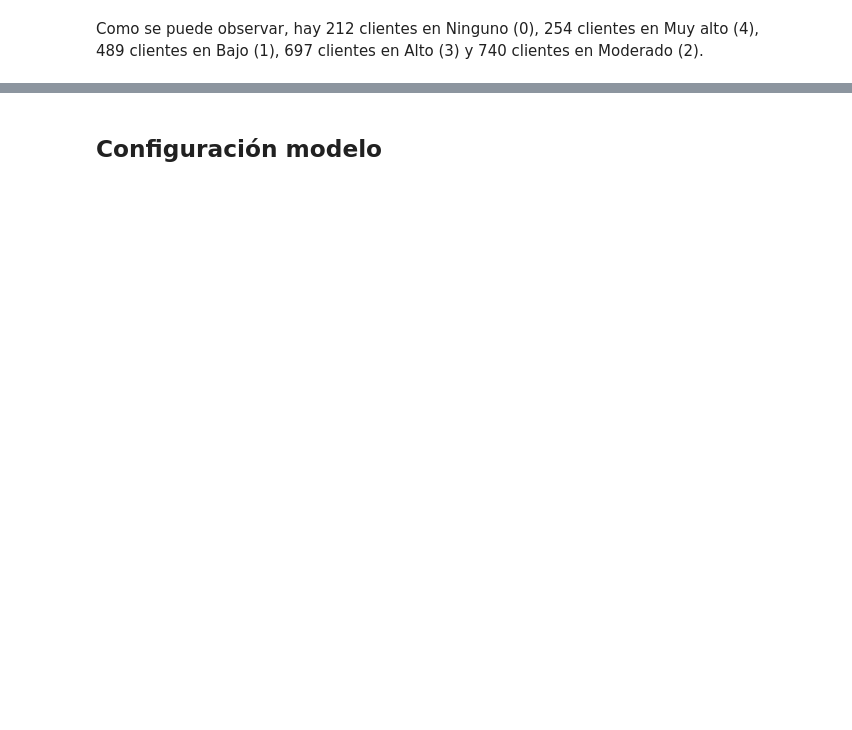
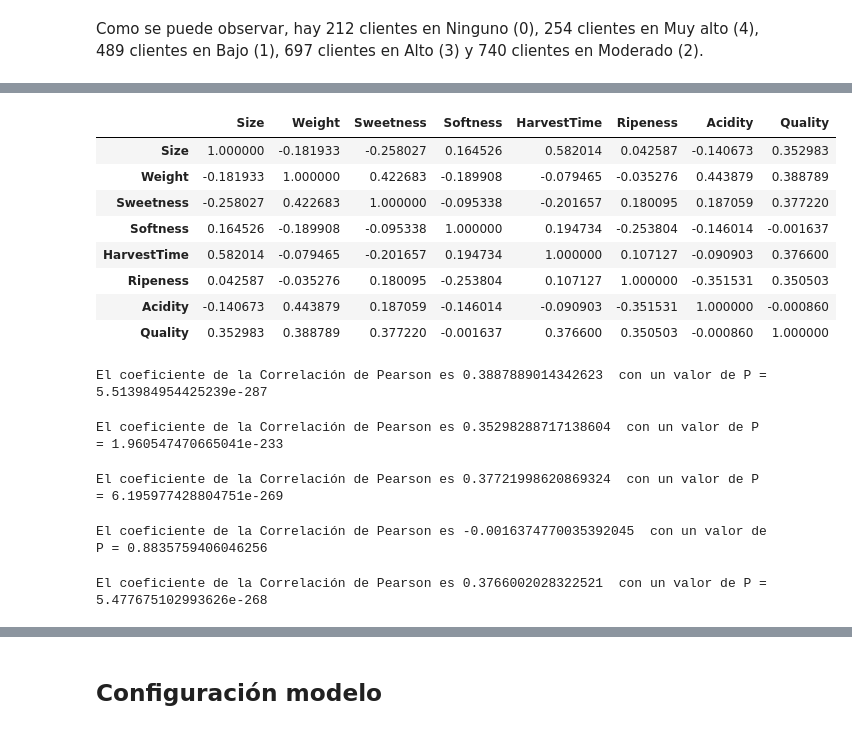
Before and after one commit to DiegoAraneda98/TPCD-Tarea-3, a Jupyter notebook: Tarea3.ipynb, the cells around one changed output, grey strips where cells are left out. Cells and saved outputs as stored; diff of their text form; code cells hidden in the pictures; blank space fills up the shorter version.

```diff
--- a/Tarea3.ipynb
+++ b/Tarea3.ipynb
@@ -142,0 +188,37 @@ df[["Absences", "GradeClass"]].corr()
+# %%
+df.corr(numeric_only=True)
+# %% [output]
+|  | Size | Weight | Sweetness | Softness | HarvestTime | Ripeness | Acidity | Quality |
+| Size | 1.000000 | -0.181933 | -0.258027 | 0.164526 | 0.582014 | 0.042587 | -0.140673 | 0.352983 |
+| Weight | -0.181933 | 1.000000 | 0.422683 | -0.189908 | -0.079465 | -0.035276 | 0.443879 | 0.388789 |
+| Sweetness | -0.258027 | 0.422683 | 1.000000 | -0.095338 | -0.201657 | 0.180095 | 0.187059 | 0.377220 |
+| Softness | 0.164526 | -0.189908 | -0.095338 | 1.000000 | 0.194734 | -0.253804 | -0.146014 | -0.001637 |
+| HarvestTime | 0.582014 | -0.079465 | -0.201657 | 0.194734 | 1.000000 | 0.107127 | -0.090903 | 0.376600 |
+| Ripeness | 0.042587 | -0.035276 | 0.180095 | -0.253804 | 0.107127 | 1.000000 | -0.351531 | 0.350503 |
+| Acidity | -0.140673 | 0.443879 | 0.187059 | -0.146014 | -0.090903 | -0.351531 | 1.000000 | -0.000860 |
+| Quality | 0.352983 | 0.388789 | 0.377220 | -0.001637 | 0.376600 | 0.350503 | -0.000860 | 1.000000 |
+# %%
+coeficiente_pearson, valor_p = stats.pearsonr(df['Weight'], df['Quality'])
+print("El coeficiente de la Correlación de Pearson es", coeficiente_pearson, " con un valor de P =", valor_p)
+# %% [output]
+El coeficiente de la Correlación de Pearson es 0.3887889014342623  con un valor de P = 5.513984954425239e-287
+# %%
+coeficiente_pearson, valor_p = stats.pearsonr(df['Size'], df['Quality'])
+print("El coeficiente de la Correlación de Pearson es", coeficiente_pearson, " con un valor de P =", valor_p)
+# %% [output]
+El coeficiente de la Correlación de Pearson es 0.35298288717138604  con un valor de P = 1.960547470665041e-233
+# %%
+coeficiente_pearson, valor_p = stats.pearsonr(df['Sweetness'], df['Quality'])
+print("El coeficiente de la Correlación de Pearson es", coeficiente_pearson, " con un valor de P =", valor_p)
+# %% [output]
+El coeficiente de la Correlación de Pearson es 0.37721998620869324  con un valor de P = 6.195977428804751e-269
+# %%
+coeficiente_pearson, valor_p = stats.pearsonr(df['Softness'], df['Quality'])
+print("El coeficiente de la Correlación de Pearson es", coeficiente_pearson, " con un valor de P =", valor_p)
+# %% [output]
+El coeficiente de la Correlación de Pearson es -0.0016374770035392045  con un valor de P = 0.8835759406046256
+# %%
+coeficiente_pearson, valor_p = stats.pearsonr(df['HarvestTime'], df['Quality'])
+print("El coeficiente de la Correlación de Pearson es", coeficiente_pearson, " con un valor de P =", valor_p)
+# %% [output]
+El coeficiente de la Correlación de Pearson es 0.3766002028322521  con un valor de P = 5.477675102993626e-268
```
Also changed, not shown: parts of 25 cells of this notebook, 1 other file.
